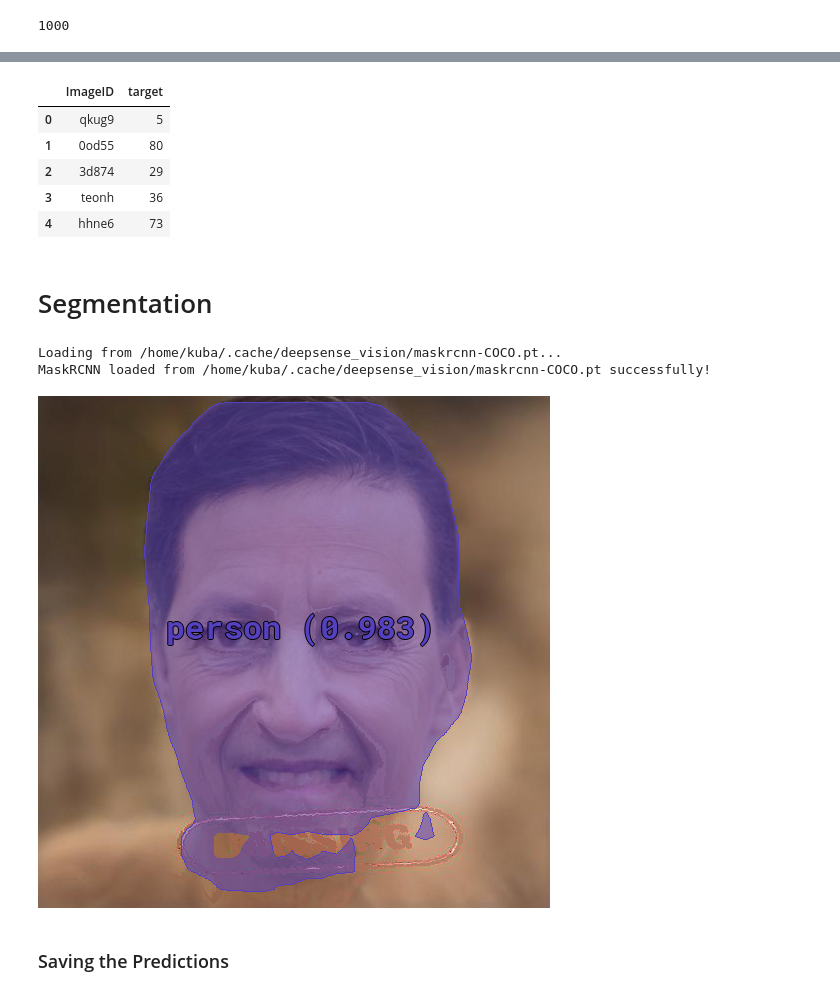
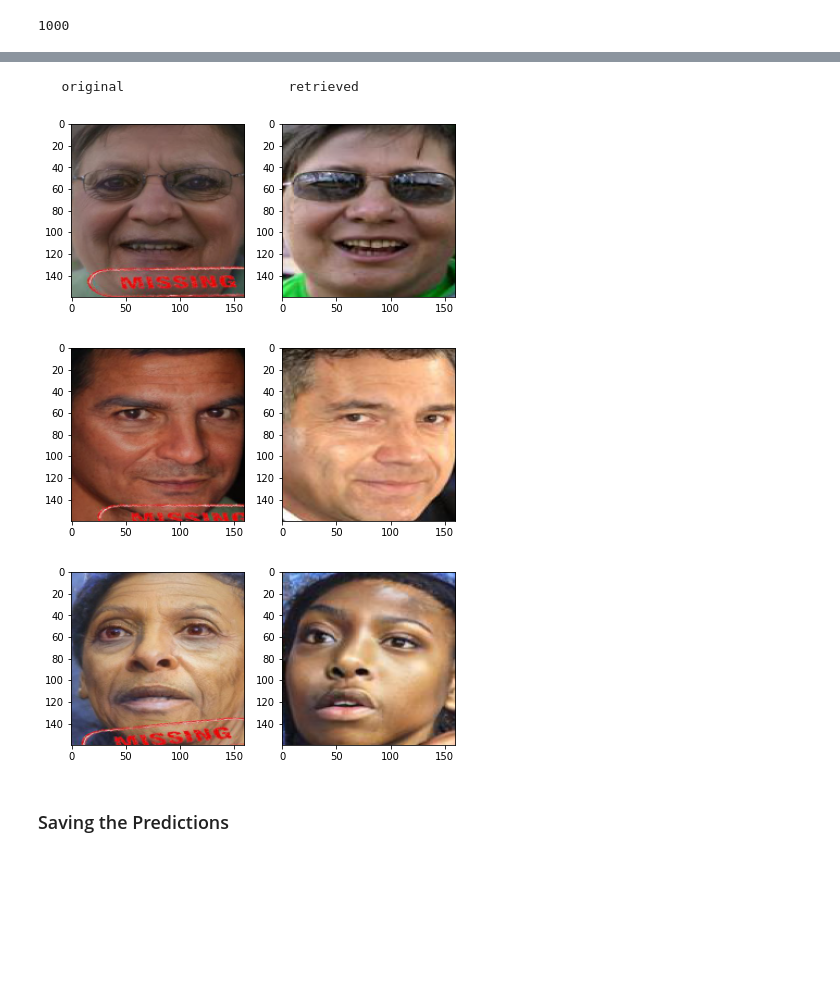
Before and after one commit to lambdaofgod/aicrowd_blitz_xiii, a Jupyter notebook: face_recognition/Face_Recognition_Facenet.ipynb, the cells around one changed output, grey strips where cells are left out. Drawn from its saved outputs; the diff is of its cells as text; code cells hidden in the pictures; blank space fills up the shorter version.

```diff
--- a/face_recognition/Face_Recognition_Facenet.ipynb
+++ b/face_recognition/Face_Recognition_Facenet.ipynb
@@ -290,7 +206,7 @@ def get_missing_and_target(image_ids, do_crop=False):
         target_images_cropped.append(torch_imgs.cpu())
     return missing_images_cropped, target_images_cropped
 # %%
-missing_images_cropped, target_images_cropped = get_missing_and_target(image_ids)
+missing_images_cropped, target_images_cropped = get_missing_and_target_crops(image_ids)
 # %%
 len(image_ids)
 # %% [output]
@@ -304,10 +226,14 @@ def get_predictions(image_ids, missing_images_cropped, target_images_cropped, me
     predictions = {"ImageID":[], "target":[]}
 
     for img_id, missing_image, torch_imgs in tqdm(zip(image_ids, missing_images_cropped, target_images_cropped), total=len(missing_images_cropped)):
-        missing_torch_img = image_vectorizer.process_img(missing_image)
-        missing_image_vector = used_model(missing_torch_img).cpu().numpy()
+        if missing_image is None:
+            raw_missing_image = (skimage.io.imread(os.path.join("data/missing", img_id)))# * 255).astype('uint8')
+            missing_image = image_vectorizer.process_img(raw_missing_image)[0]
+        missing_image_vector = model(missing_image.unsqueeze(0).cuda().half()).detach().cpu().numpy()
+        missing_image_vector = missing_image_vector.reshape(missing_image_vector.shape[:2])
 
-        target_vectors = used_model(torch_imgs.cuda()).cpu().numpy()
+        target_vectors = model(torch_imgs.cuda().half()).detach().cpu().numpy()
+        target_vectors = target_vectors.reshape(target_vectors.shape[:2])
         similarities = metrics.pairwise_distances(missing_image_vector, target_vectors, metric=metric)[0]
         closest_face_no = similarities.argmin()
 
@@ -319,3 +244 @@ def get_predictions(image_ids, missing_images_cropped, target_images_cropped, me
 submission = get_predictions(image_ids, missing_images_cropped, target_images_cropped, metric='cosine')
-# %%
-i = 150
@@ -327,2 +244,0 @@ plt.imshow(missing_images_cropped[i])
-# %%
-found_target_img = target_images_cropped[i][submission['target'][i]].numpy().transpose([1,2,0])
@@ -334,11 +244,0 @@ plt.imshow(found_target_img.astype('float'))
-# %%
-submission.head()
-# %% [output]
-|  | ImageID | target |
-| 0 | qkug9 | 5 |
-| 1 | 0od55 | 80 |
-| 2 | 3d874 | 29 |
-| 3 | teonh | 36 |
-| 4 | hhne6 | 73 |
-# %% [markdown]
-# Segmentation
@@ -350,15 +245,17 @@ import deepsense_vision
-# %%
-model = MaskRCNNModel()
-model.load_from_zoo("coco")
-model.to_gpu()
-# %% [output]
-Loading from /home/kuba/.cache/deepsense_vision/maskrcnn-COCO.pt...
-MaskRCNN loaded from /home/kuba/.cache/deepsense_vision/maskrcnn-COCO.pt successfully!
-# %%
-prediction = model.predict_from_array((missing_images_cropped[i] * 255).astype("uint8"))
-prediction.visualize()
-# %% [output]
-[figure, removed]
+# %%
+print("   original                     retrieved")
+for i in [2, 15, 502]:
+    fig = plt.figure()
+    ax_dict = fig.subplot_mosaic([["original", "retrieved"]])
+    ax_dict['original'].imshow(make_viewable_image_tensor(missing_images_cropped[i]))
+    found_target_img = target_images_cropped[i][submission['target'][i]]
+    ax_dict['retrieved'].imshow(make_viewable_image_tensor(found_target_img))
+    fig.tight_layout()
+# %% [output]
+   original                     retrieved
+[figure, added]
+[figure, added]
+[figure, added]
 # %% [markdown]
 ### Saving the Predictions
 # %% [markdown]
```
Also changed, not shown: parts of 50 cells of this notebook.
